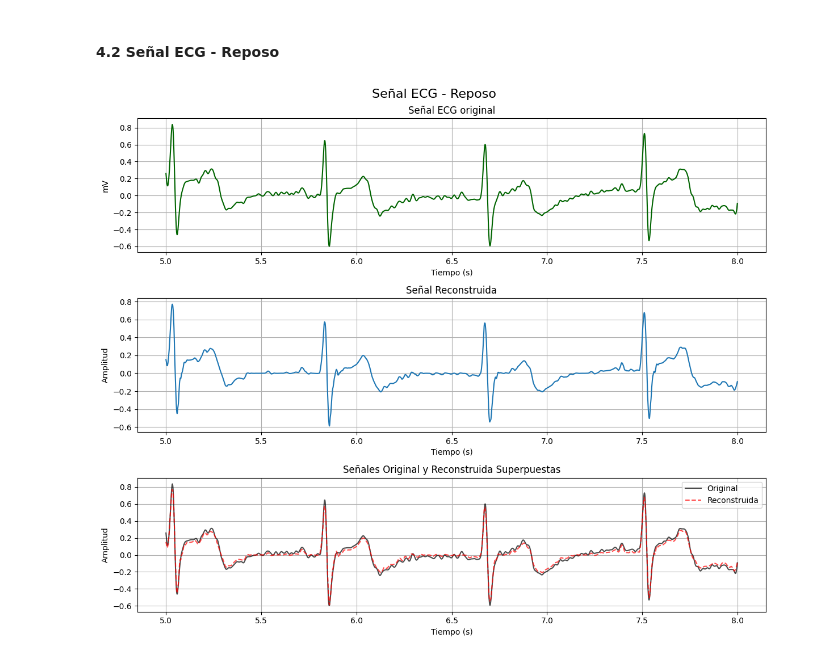
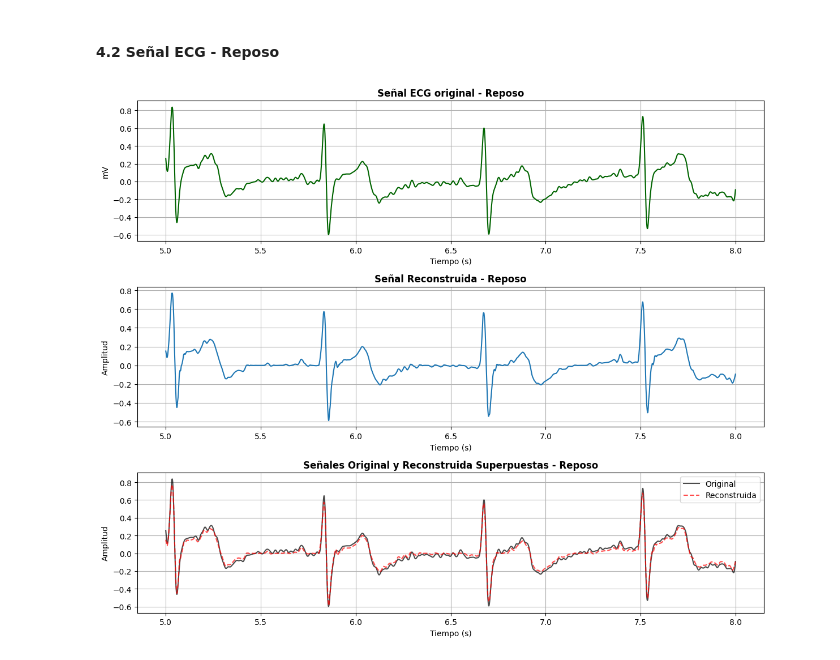
Before and after one commit to Andres-Landeo/GRUPO-09-ISB-2025-II, a Jupyter notebook: Laboratorios/Laboratorio 7 - Filtrado Wavelet/Código_ECG.ipynb, the cells around one changed output. Saved outputs shown, nothing was run; the diff lists cells and outputs as text; code cells hidden in the pictures.

```diff
--- a/Laboratorios/Laboratorio 7 - Filtrado Wavelet/Código_ECG.ipynb
+++ b/Laboratorios/Laboratorio 7 - Filtrado Wavelet/Código_ECG.ipynb
@@ -189,32 +198,31 @@ plt.show()
 #### **4.2 Señal ECG - Reposo**
 # %%
 plt.figure(figsize=(12, 10))
-plt.suptitle("Señal ECG - Reposo", fontsize=16)
 
 # 1) Señal ECG original (reposo)
 plt.subplot(3, 1, 1)
 plt.plot(t2, x2_filt, color="darkgreen")
-plt.title("Señal ECG original")
+plt.title("Señal ECG original - Reposo", fontweight='bold')
 plt.xlabel('Tiempo (s)')
 plt.ylabel("mV"); plt.grid(True)
 
 # 2) Graficar la señal reconstruida
 plt.subplot(3, 1, 2)  # 3 filas, 1 columna, segundo subplot
 plt.plot(t2, x_rec2)
-plt.title('Señal Reconstruida')
+plt.title('Señal Reconstruida - Reposo', fontweight='bold')
 plt.xlabel('Tiempo (s)')
 plt.ylabel('Amplitud'); plt.grid(True)
 
 # 3) Graficar ambas señales superpuestas
 plt.subplot(3, 1, 3)  # 3 filas, 1 columna, tercer subplot
 plt.plot(t2, x2_filt, label='Original', alpha=0.7, color="black")
 plt.plot(t2, x_rec2, "--", label='Reconstruida', alpha=0.7, color="red")
-plt.title('Señales Original y Reconstruida Superpuestas')
+plt.title('Señales Original y Reconstruida Superpuestas - Reposo', fontweight='bold')
 plt.xlabel('Tiempo (s)')
 plt.ylabel('Amplitud'); plt.grid(True)
 plt.legend()
 
 plt.tight_layout()
 plt.show()
 # %% [output]
-[figure, old version]
+[figure, new version]
```
Also changed, not shown: parts of 3 cells of this notebook, 5 other files.
